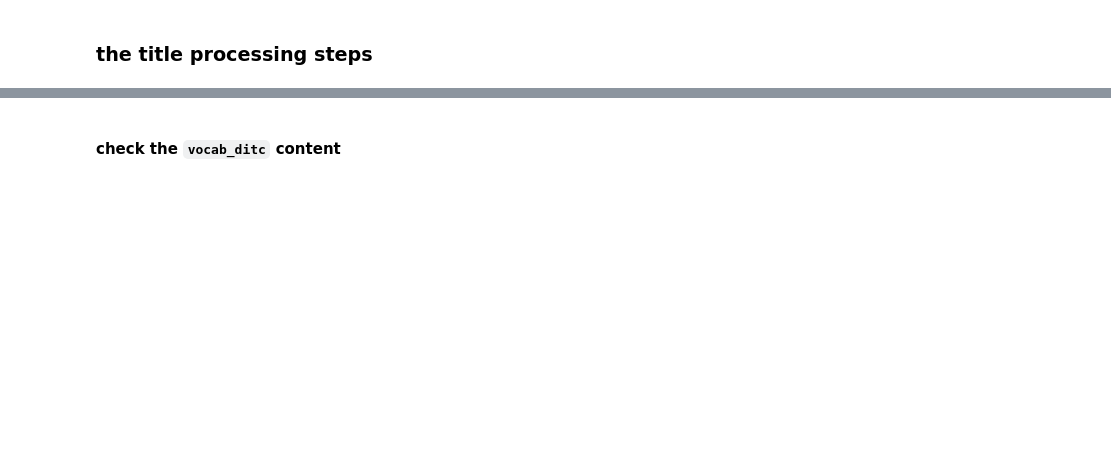
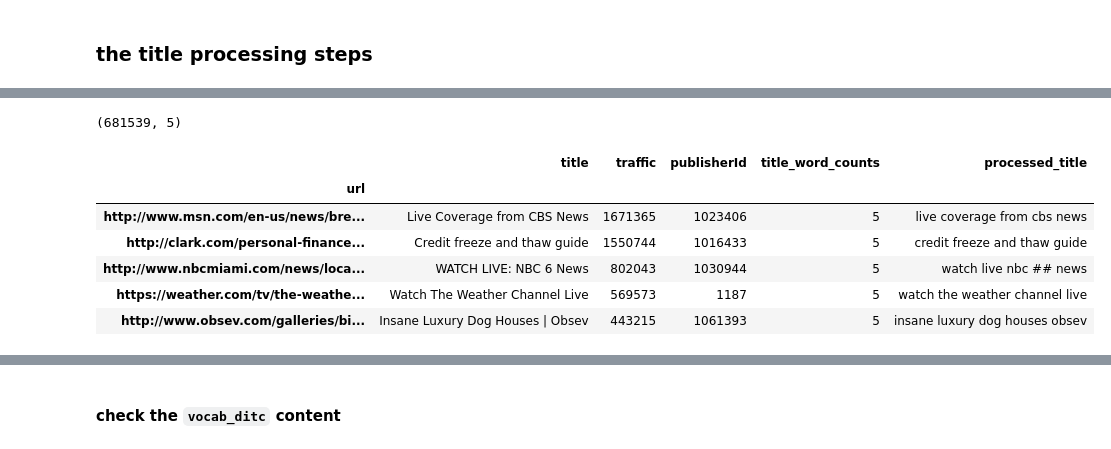
Before and after one commit to mengyx-work/ipyhon_notebooks, a Jupyter notebook: notebooks/seq2seq_data_validate.ipynb, the cells around one changed output, grey strips where cells are left out. Drawn from its saved outputs; the diff is of its cells as text; code cells hidden in the pictures; blank space fills up the shorter version.

```diff
--- a/notebooks/seq2seq_data_validate.ipynb
+++ b/notebooks/seq2seq_data_validate.ipynb
@@ -14,0 +11,5 @@ data_path = '/Users/matt.meng'
+# %%
+data_path = '/Users/matt.meng/Downloads'
+file_name = 'insights_selected_articles.JSON'
+meta_data_file_name = 'meta_title_data.csv'
+delimiter = '\t\t'
@@ -14,0 +55,2 @@ data_path = '/Users/matt.meng'
+# %%
+data.sort_values(['traffic'], ascending=False, inplace=True)
@@ -14,0 +71,2 @@ data_path = '/Users/matt.meng'
+# %%
+unique_data = data[~data.index.duplicated(keep='first')]
@@ -14,0 +77,4 @@ data_path = '/Users/matt.meng'
+# %%
+processed_column_name = 'processed_title'
+pageView_column_name = 'traffic'
+filtered_data = tokenize_title_column(unique_data, processed_column_name, pageView_column_name)
@@ -14,0 +88,12 @@ data_path = '/Users/matt.meng'
+# %%
+print filtered_data.shape
+filtered_data.head()
+# %% [output]
+(681539, 5)
+|  | title | traffic | publisherId | title_word_counts | processed_title |
+| url |  |  |  |  |  |
+| http://www.msn.com/en-us/news/bre... | Live Coverage from CBS News | 1671365 | 1023406 | 5 | live coverage from cbs news |
+| http://clark.com/personal-finance... | Credit freeze and thaw guide | 1550744 | 1016433 | 5 | credit freeze and thaw guide |
+| http://www.nbcmiami.com/news/loca... | WATCH LIVE: NBC 6 News | 802043 | 1030944 | 5 | watch live nbc ## news |
+| https://weather.com/tv/the-weathe... | Watch The Weather Channel Live | 569573 | 1187 | 5 | watch the weather channel live |
+| http://www.obsev.com/galleries/bi... | Insane Luxury Dog Houses | Obsev | 443215 | 1061393 | 5 | insane luxury dog houses obsev |
```
Also changed, not shown: parts of 20 cells of this notebook.
